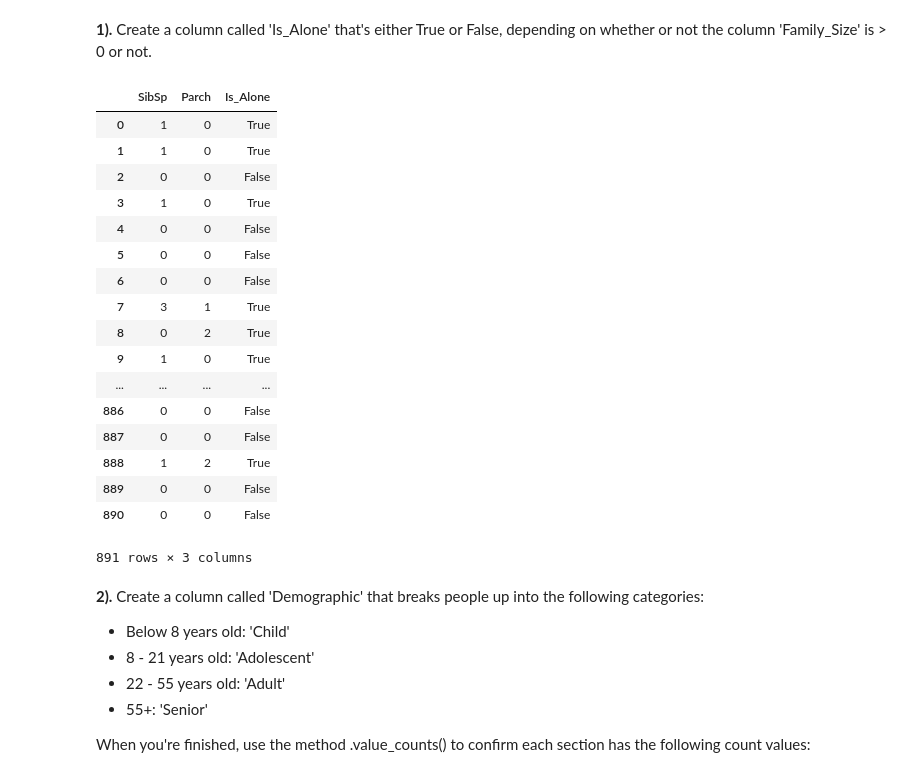
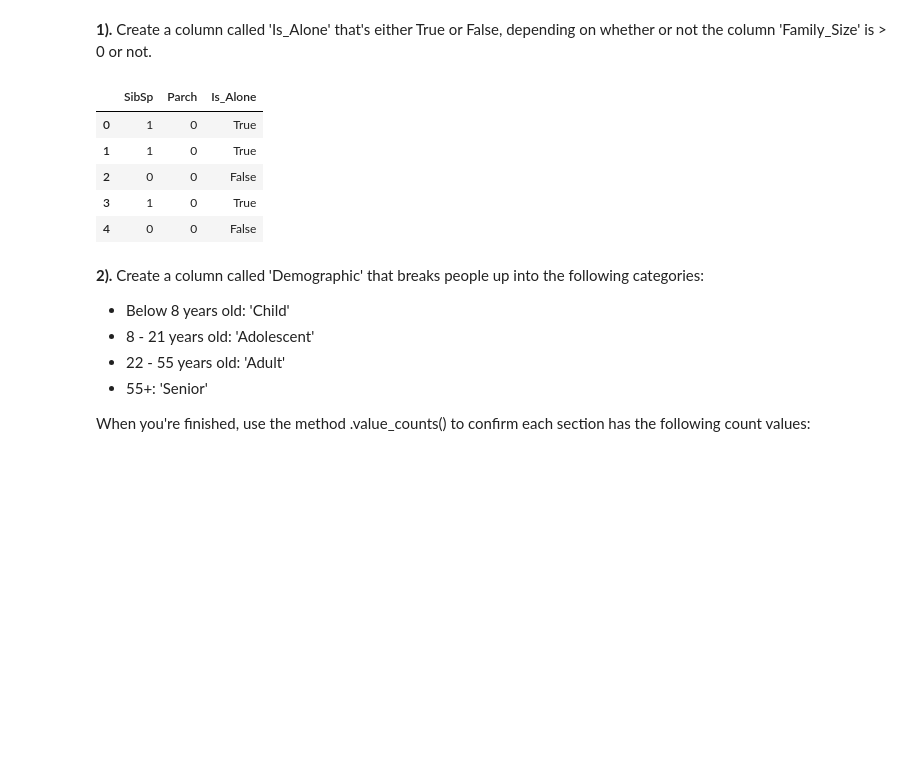
Before and after one commit to alphalex/DAT-06-24, a Jupyter notebook: class material/Unit 2/Lesson 5/labs/exploring-data-lab.ipynb, the cells around one changed output. Drawn from its saved outputs; the diff is of its cells as text; code cells hidden in the pictures; blank space fills up the shorter version.

```diff
--- a/class material/Unit 2/Lesson 5/labs/exploring-data-lab.ipynb
+++ b/class material/Unit 2/Lesson 5/labs/exploring-data-lab.ipynb
@@ -169,27 +169,15 @@ df[(df.Sex=='female')&(df.SibSp > 0)]['Survived'].mean()
 # %%
 # Your Code Here
 df['Is_Alone'] = np.where((df.SibSp > 0 )| (df.Parch > 0), True, False)
 # df.loc[:,['SibSp','Parch','Is_Alone']]
-df[['SibSp','Parch','Is_Alone']]
+df[['SibSp','Parch','Is_Alone']].head()
 # %% [output]
 |  | SibSp | Parch | Is_Alone |
 | 0 | 1 | 0 | True |
 | 1 | 1 | 0 | True |
 | 2 | 0 | 0 | False |
 | 3 | 1 | 0 | True |
 | 4 | 0 | 0 | False |
-| 5 | 0 | 0 | False |
-| 6 | 0 | 0 | False |
-| 7 | 3 | 1 | True |
-| 8 | 0 | 2 | True |
-| 9 | 1 | 0 | True |
-| ... | ... | ... | ... |
-| 886 | 0 | 0 | False |
-| 887 | 0 | 0 | False |
-| 888 | 1 | 2 | True |
-| 889 | 0 | 0 | False |
-| 890 | 0 | 0 | False |
-891 rows × 3 columns
 # %% [markdown]
 **2).** Create a column called 'Demographic' that breaks people up into the following categories:
  - Below 8 years old: 'Child'
```
Also changed, not shown: parts of 24 cells of this notebook, 1 other file.
